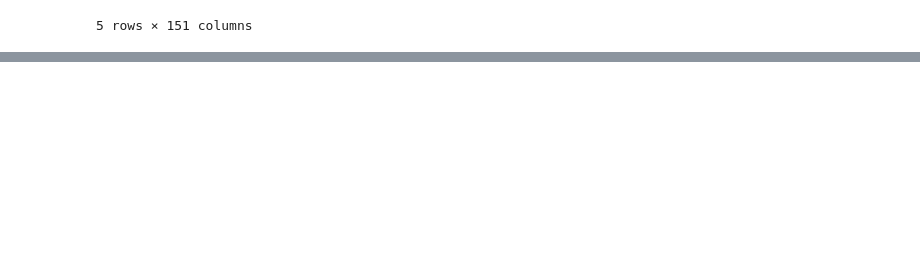
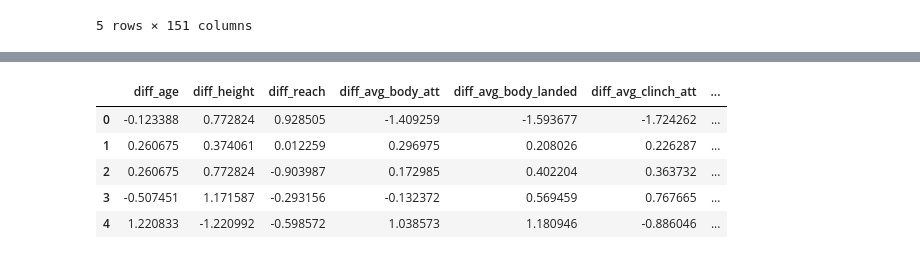
Before and after one commit to garygku/Capstone2, a Jupyter notebook: capstone2/cap2.ipynb, the cells around one changed output, grey strips where cells are left out. Cells and saved outputs as stored; diff of their text form; code cells hidden in the pictures; blank space fills up the shorter version.

```diff
--- a/capstone2/cap2.ipynb
+++ b/capstone2/cap2.ipynb
@@ -99,0 +227,17 @@ memory usage: 3.6+ MB
+# %%
+from sklearn.preprocessing import StandardScaler
+
+fdx = fddiffs.drop(['winner'], axis = 1)
+
+scaler = StandardScaler()
+fdxscaled = scaler.fit_transform(fdx)
+fdxscaled = pd.DataFrame(fdxscaled, columns = fdx.columns)
+
+fdxscaled.head()
+# %% [output]
+|  | diff_age | diff_height | diff_reach | diff_avg_body_att | diff_avg_body_landed | diff_avg_clinch_att | ... |
+| 0 | -0.123388 | 0.772824 | 0.928505 | -1.409259 | -1.593677 | -1.724262 | ... |
+| 1 | 0.260675 | 0.374061 | 0.012259 | 0.296975 | 0.208026 | 0.226287 | ... |
+| 2 | 0.260675 | 0.772824 | -0.903987 | 0.172985 | 0.402204 | 0.363732 | ... |
+| 3 | -0.507451 | 1.171587 | -0.293156 | -0.132372 | 0.569459 | 0.767665 | ... |
+| 4 | 1.220833 | -1.220992 | -0.598572 | 1.038573 | 1.180946 | -0.886046 | ... |
```
Also changed, not shown: parts of 14 cells of this notebook.
